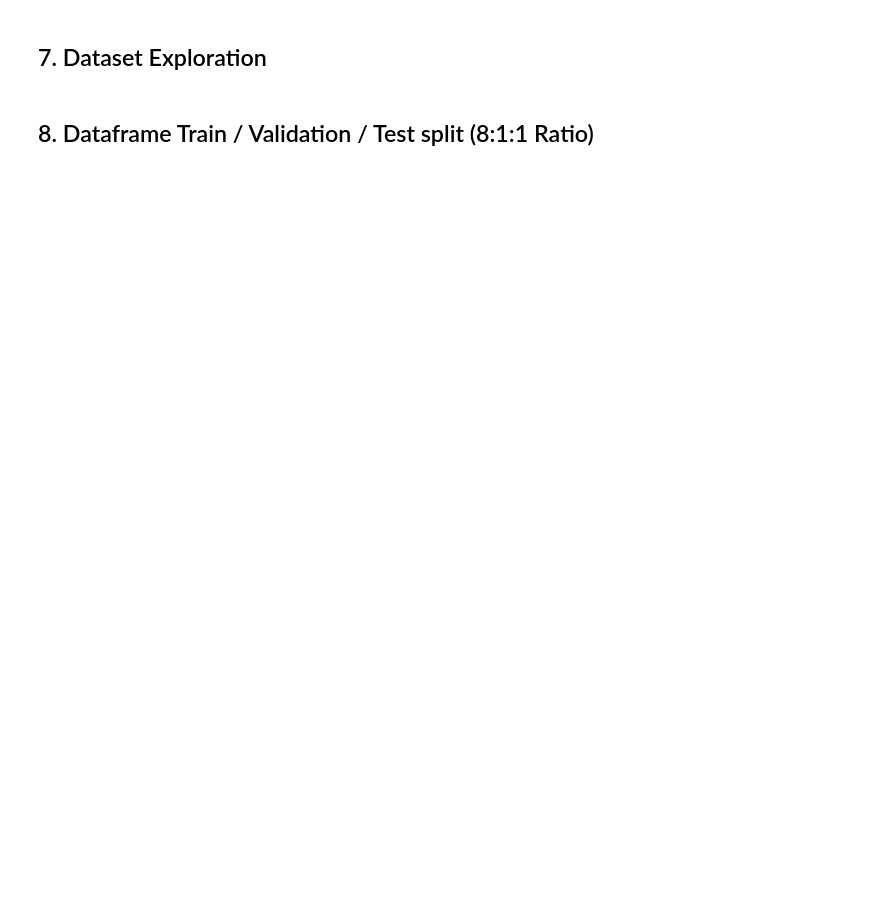
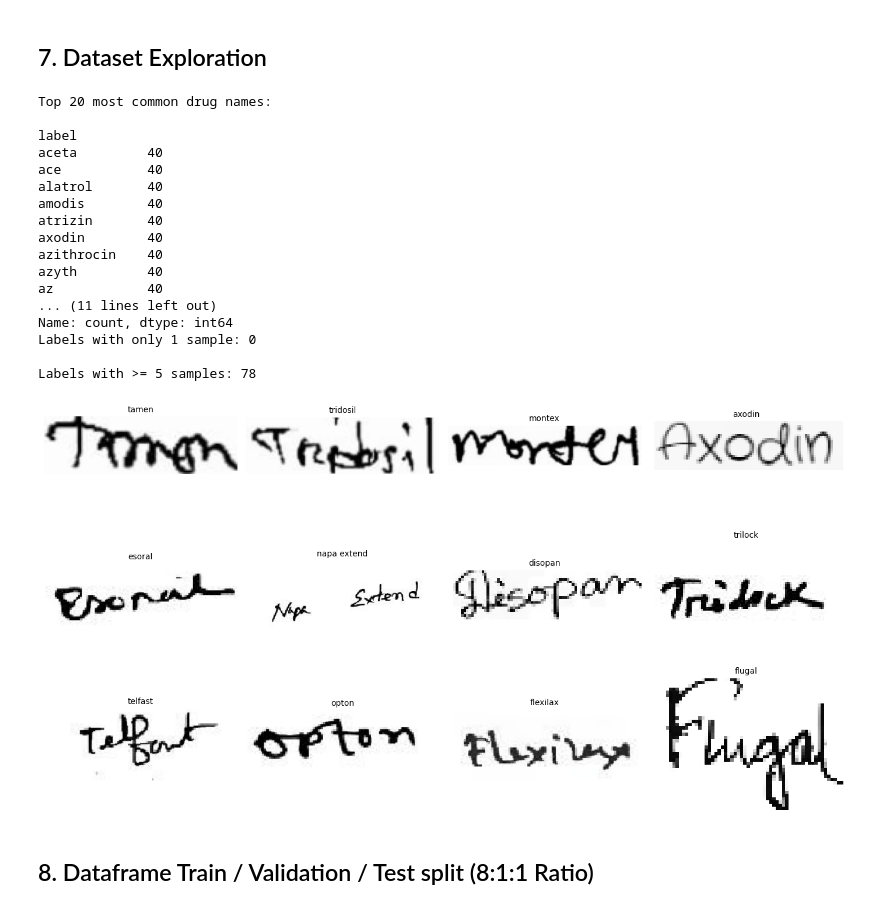
Before and after one commit to Cisco248/Medicare-Plus-Project, a Jupyter notebook: server/ml/ocr_model.ipynb, the cells around one changed output. Cells and saved outputs as stored; diff of their text form; code cells hidden in the pictures; blank space fills up the shorter version.

```diff
--- a/server/ml/ocr_model.ipynb
+++ b/server/ml/ocr_model.ipynb
@@ -69,0 +80,30 @@ print(f'\nImage files found: {len(image_files)}')
+# %%
+def _list_csv_files_in_directory(directory: str, extensions: set = {".csv"}):
+    raw = Path(directory)
+    if not raw.exists():
+        raise FileNotFoundError(f"Directory '{directory}' does not exist.")
+    files = []
+
+    for ext in extensions:
+        files.extend(raw.rglob(f"*{ext}"))
+
+    csv_files = [str(file) for file in files]
+
+    print(f"CSV Files > {len(csv_files)}")
+
+    return csv_files
+
+def _list_image_files_in_directory(
+    directory: str, extensions: set = {".png", ".jpg", ".jpeg"}
+):
+    raw = Path(directory)
+    if not raw.exists():
+        raise FileNotFoundError(f"Directory '{directory}' Does Not Exist.")
+
+    image_files = [p for p in raw.rglob("*") if p.suffix.lower() in extensions]
+    print(f"Image Files > {len(image_files)}")
+    return image_files
+
+
+csv_file = _list_csv_files_in_directory(TRAINING_DIR)
+image_file = _list_image_files_in_directory(TRAINING_DIR)
@@ -122,28 +203,48 @@ _display_dataset_info(df_all)
 # %% [markdown]
 ## 7. Dataset Exploration
 # %%
-def _display_dataset_explore(local_df: pd.DataFrame):
-    label_counts = local_df['label'].value_counts()
+def _display_dataset_explore(df: pd.DataFrame):
+    label_counts = df["label"].value_counts()
 
-    print('Top 20 most common drug names:')
-    print(local_df['label'].value_counts().head(20))
+    print("Top 20 most common drug names:\n")
+    print(df["label"].value_counts().head(20))
 
-    print(f'\nLabels with only 1 sample: {(label_counts == 1).sum()}')
-    print(f'Labels with >= 5 samples: {(label_counts >= 5).sum()}')
+    print(f"Labels with only 1 sample: {(label_counts == 1).sum()}\n")
+    print(f"Labels with >= 5 samples: {(label_counts >= 5).sum()}\n")
 
-    sample = local_df.sample(min(12, len(local_df)), random_state=42).reset_index(drop=True)
+    sample = df.sample(min(12, len(df)), random_state=42).reset_index(drop=True)
     fig, axes = plt.subplots(3, 4, figsize=(14, 8))
 
     for ax, (_, row) in zip(axes.ravel(), sample.iterrows()):
         img = Image.open(row["image_path"]).convert("RGB")
         ax.imshow(img)
         ax.set_title(row["label"], fontsize=10)
         ax.axis("off")
 
     plt.tight_layout()
     plt.show()
 
+
 _display_dataset_explore(df_all)
+# %% [output]
+Top 20 most common drug names:
+
+label
+aceta         40
+ace           40
+alatrol       40
+amodis        40
+atrizin       40
+axodin        40
+azithrocin    40
+azyth         40
+az            40
+... (11 lines left out)
+Name: count, dtype: int64
+Labels with only 1 sample: 0
+
+Labels with >= 5 samples: 78
+[figure, added]
 # %% [markdown]
 ## 8. Dataframe Train / Validation / Test split (8:1:1 Ratio)
 # %%
```
Also changed, not shown: parts of 31 cells of this notebook, 8 other files.
